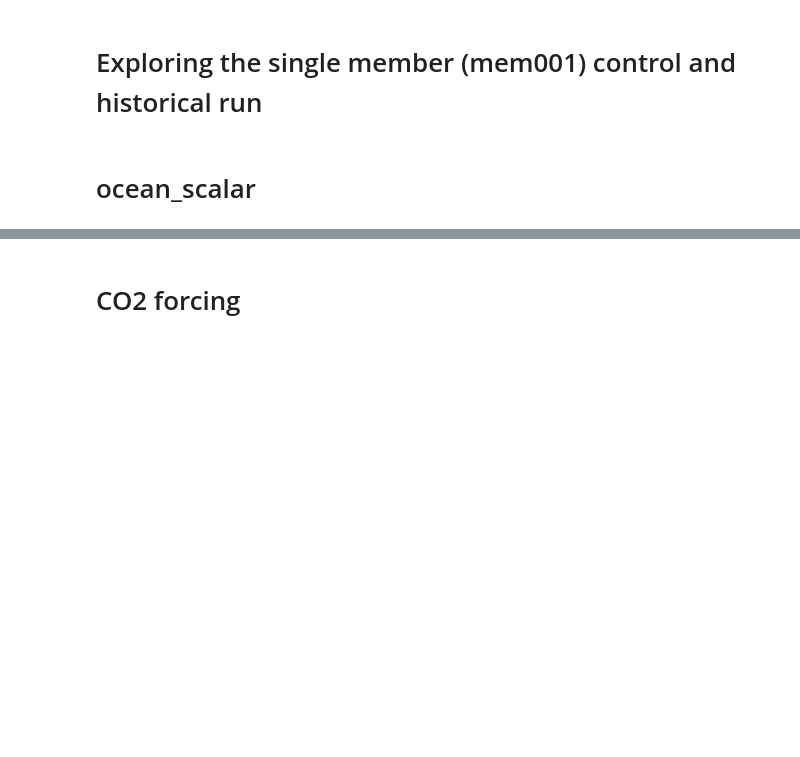
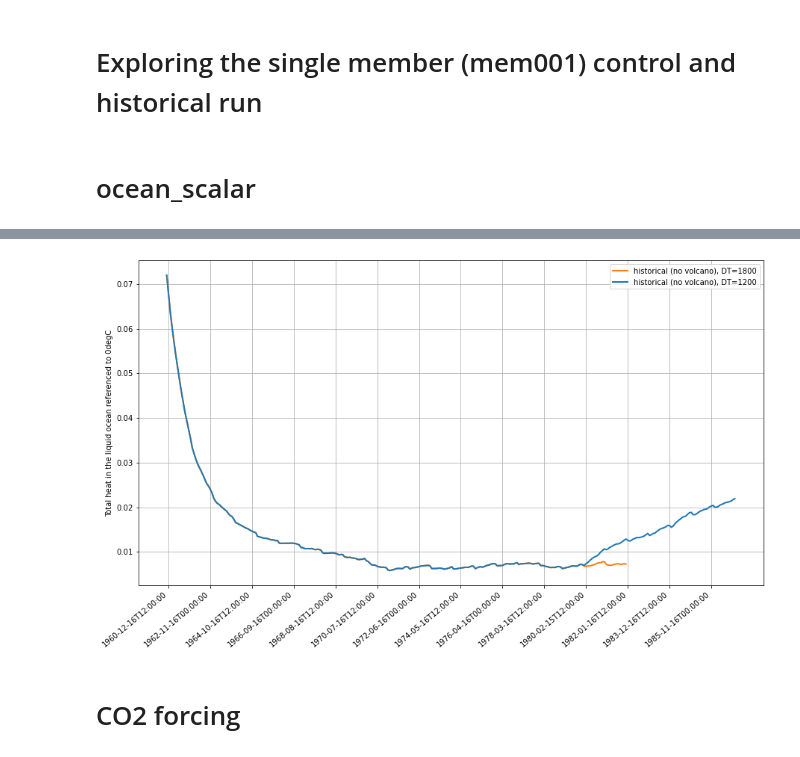
Before and after one commit to dougiesquire/cm-historical, a Jupyter notebook: notebooks/hist_mem001.ipynb, the cells around one changed output, grey strips where cells are left out. Saved outputs shown, nothing was run; the diff lists cells and outputs as text; code cells hidden in the pictures; blank space fills up the shorter version.

```diff
--- a/notebooks/hist_mem001.ipynb
+++ b/notebooks/hist_mem001.ipynb
@@ -94,3 +102,41 @@ ax1.set_xlim(xlims);
+# %%
+fig, ax0 = plt.subplots(1, 1, figsize=(15,8))
+
+def lighten(color, amount=0.5):
+    import matplotlib.colors as mc
+    import colorsys
+    try:
+        c = mc.cnames[color]
+    except:
+        c = color
+    c = colorsys.rgb_to_hls(*mc.to_rgb(c))
+    return colorsys.hls_to_rgb(c[0], 1 - amount * (1 - c[1]), c[2])
+
+# ax0.plot([np.datetime64(t.strftime()) for t in ctrl_nvol_ocean_scalar.time.values],
+#          ctrl_nvol_ocean_scalar,
+#          label='control (no volcano)', color=lighten('C0'), linestyle='-')
+# ax0.plot([np.datetime64(t.strftime()) for t in ctrl_ocean_scalar.time.values],
+#          ctrl_ocean_scalar,
+#          label='control (1960 volcano)', color='C0', linestyle='-')
+# ax0.plot([np.datetime64(t.strftime()) for t in hist_ocean_scalar.time.values],
+#          hist_ocean_scalar,
+#          label='historical', color='C1', linestyle='-')
+ax0.plot([np.datetime64(t.strftime()) for t in hist_nvol_ocean_scalar_dt1800.time.values],
+         hist_nvol_ocean_scalar_dt1800,
+         label='historical (no volcano), DT=1800', color='C1', linestyle='-', linewidth=2)
+
+ax0.plot([np.datetime64(t.strftime()) for t in hist_nvol_ocean_scalar_dt1200.time.values],
+         hist_nvol_ocean_scalar_dt1200,
+         label='historical (no volcano), DT=1200', color='C0', linestyle='-', linewidth=2)
+
+ax0.legend()
+ax0.set_ylabel(variable_long_name);
+ax0.grid()
+xticks = [np.datetime64(t.strftime()) for t in ctrl_nvol_ocean_scalar.time.values[1::23]]
+ax0.set_xticks(xticks[:14])
+ax0.set_xticklabels(xticks[:14], rotation=40, ha='right');
+# %% [output]
+[figure, added]
 # %% [markdown]
 # CO2 forcing
 # %%
```
Also changed, not shown: parts of 9 cells of this notebook.
